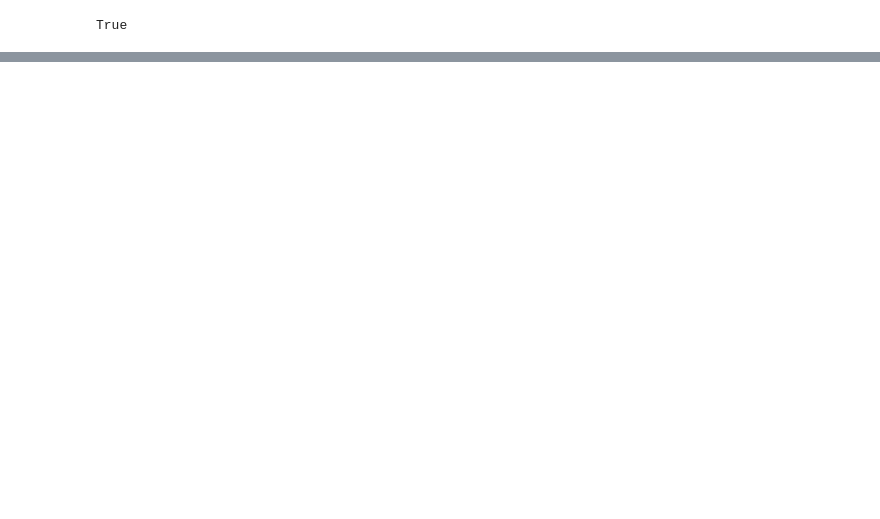
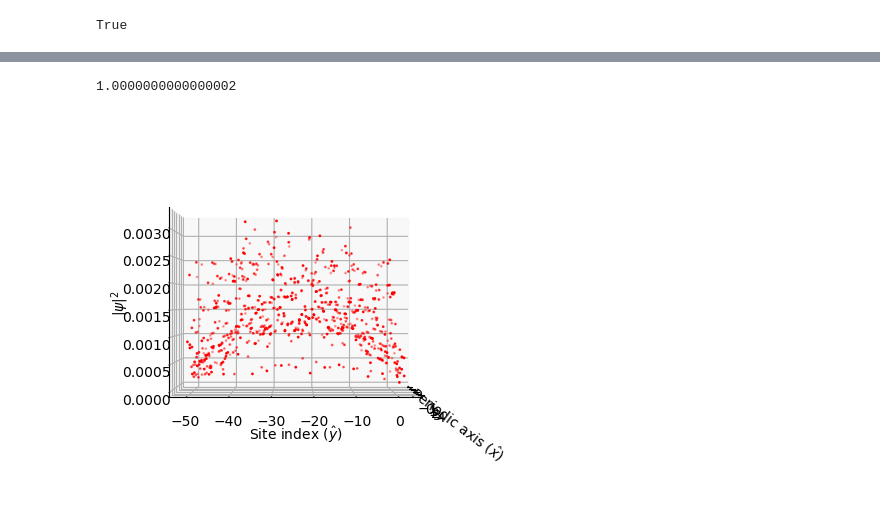
Before and after one commit to SATHEESH-D-M/THE-in-SkX, a Jupyter notebook: Honeycomb-lattice-models/Honeycomb-nanoribbon.ipynb, the cells around one changed output, grey strips where cells are left out. Drawn from its saved outputs; the diff is of its cells as text; code cells hidden in the pictures; blank space fills up the shorter version.

```diff
--- a/Honeycomb-lattice-models/Honeycomb-nanoribbon.ipynb
+++ b/Honeycomb-lattice-models/Honeycomb-nanoribbon.ipynb
@@ -324,0 +372,64 @@ plt.ylim(-2.8, -1)
+# %%
+def sorted_kets(kx):
+    eigenvalues, eigenvectors = np.linalg.eigh(H(kx))
+    a = np.transpose(eigenvectors)
+    return a
+
+eigen_ket1 = np.zeros(len(unitcell1_x) + len(unitcell2_x))
+
+band_index = 319
+
+for i in tqdm(range(len(BZ))):
+    ket1 = sorted_kets(BZ[i])[band_index]
+    for j in range(len(unitcell1_x) + len(unitcell2_x)):
+        eigen_ket1[j] += abs(ket1[j])**2
+
+ele_prob1 = [eigen_ket1[i]/len(BZ)  for i in range(len(unitcell1_x) + len(unitcell2_x))]
+print(np.sum(ele_prob1))
+# %% [output]
+1.0000000000000002
+# %%
+unitcell_x = []
+unitcell_y = []
+
+for i in range(len(unitcell1_x)):
+    unitcell_x.append(unitcell1_x[i])
+    unitcell_y.append(unitcell1_y[i])
+
+for i in range(len(unitcell2_x)):
+    unitcell_x.append(unitcell2_x[i])
+    unitcell_y.append(unitcell2_y[i])
+# %%
+# Create grid values first
+grid_x, grid_y = np.meshgrid(
+    np.linspace(min(unitcell_x), max(unitcell_x), 100),
+    np.linspace(min(unitcell_y), max(unitcell_y), 100)
+)
+
+# Interpolate z values on the grid
+#grid_z = griddata((unitcell_x, unitcell_y), ele_prob, (grid_x, grid_y), method='cubic')
+
+# Create a figure and a 3D Axes
+fig = plt.figure()
+ax1 = fig.add_subplot(111, projection='3d')
+
+# Plot the surface
+#surf = ax.plot_surface(grid_x, grid_y, grid_z, cmap='viridis')
+# Highlight a specific data point
+ax1.scatter(unitcell_x, unitcell_y, ele_prob1, color='red', s=1)
+
+# Add labels
+ax1.set_xlabel('Periodic axis ($\hat{x}$)')
+ax1.set_ylabel('Site index ($\hat{y}$)')
+ax1.set_zlabel('$|\psi|^2$', rotation=-90)
+ax1.view_init(elev=  0, azim=0)
+#ax1.set_yticks([0, -((2*D))*lamda/2,  -((2*D))*lamda])
+
+#ax1.set_yticklabels([val, int(val/2), 0])
+# Add a color bar
+#fig.colorbar(surf)
+
+# Show plot
+plt.show()
+# %% [output]
+[figure, added]
```
Also changed, not shown: parts of 5 cells of this notebook.
